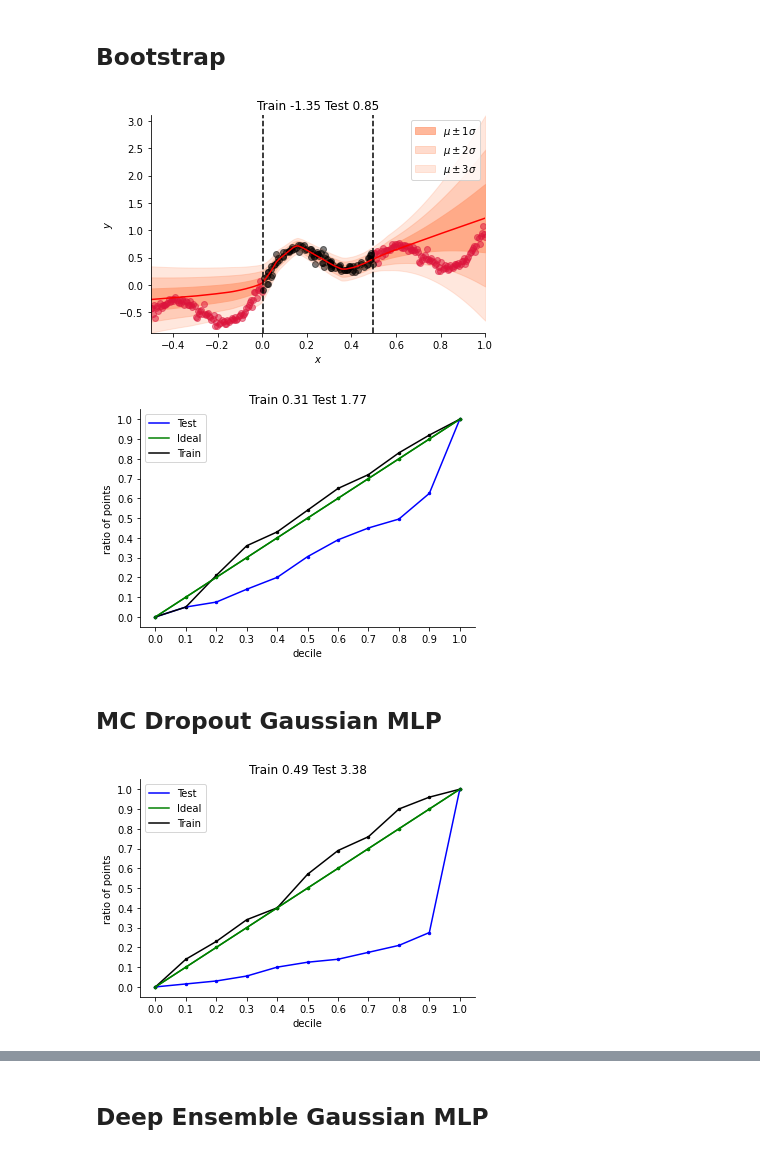
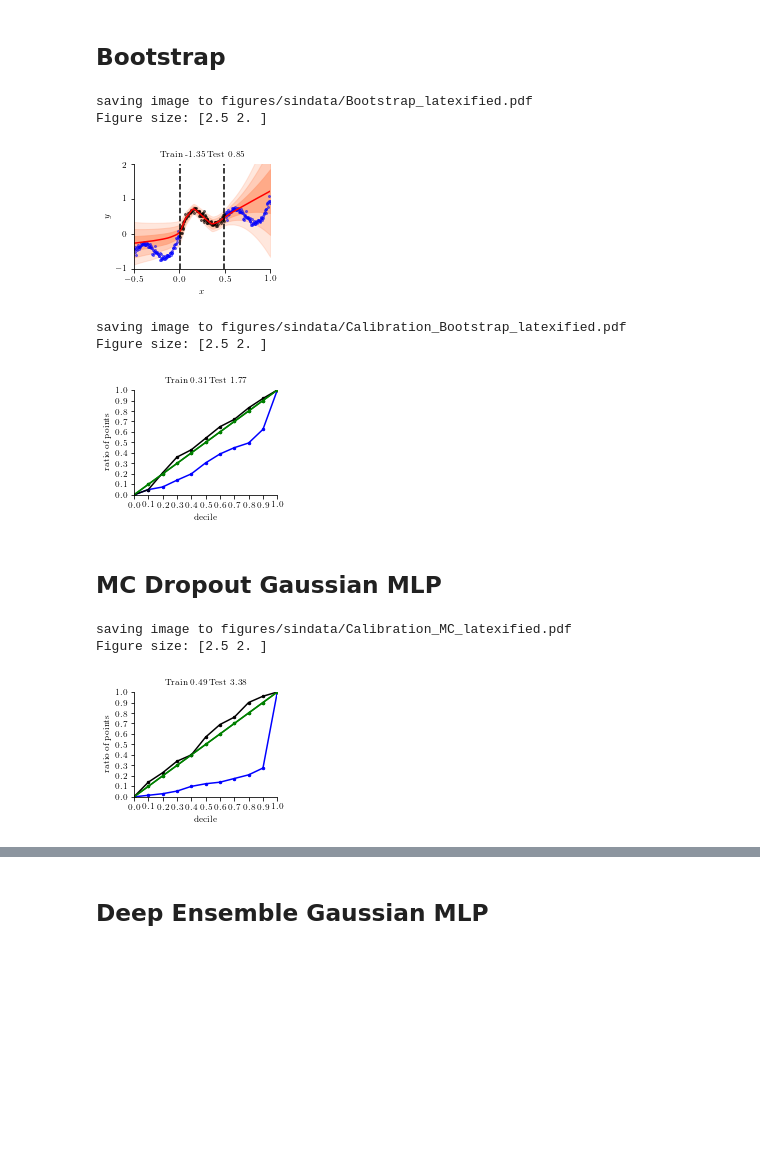
Before and after one commit to nipunbatra/bnn-zoo, a Jupyter notebook: notebooks/regression/sin_data_comparison.ipynb, the cells around one changed output, grey strips where cells are left out. Cells and saved outputs as stored; diff of their text form; code cells hidden in the pictures; blank space fills up the shorter version.

```diff
--- a/notebooks/regression/sin_data_comparison.ipynb
+++ b/notebooks/regression/sin_data_comparison.ipynb
@@ -139,11 +155,14 @@ bs_mean_train, bs_sigma_train = gmm_mean_var(means_list,sigmas_list)
 # %%
 bs_mean, bs_sigma = bs_mean.reshape(n_points),bs_sigma.reshape(n_points)
 # %%
-plot.plot_prediction_reg(x_train,y_train,x_test,y_test,x_linspace_test,bs_mean,bs_sigma,
- f"Train {errors.loss(bs_mean_train,bs_sigma_train,y_train):.2f} Test {errors.loss(bs_mean_test,bs_sigma_test,y_test):.2f}",)
+ax =plot.plot_prediction_reg(x_train,y_train,x_test,y_test,x_linspace_test,bs_mean,bs_sigma,
+ f"Train {errors.loss(bs_mean_train,bs_sigma_train,y_train):.2f} Test {errors.loss(bs_mean_test,bs_sigma_test,y_test):.2f}",y_min=-1,y_max=2)
+# ax.set_axis_off()
 savefig('Bootstrap.pdf')
 # %% [output]
+saving image to figures/sindata/Bootstrap_latexified.pdf
+Figure size: [2.5 2. ]
-[figure, old version]
+[figure, new version]
 # %%
 fig, ax = plt.subplots(1)
 _, df_test= plot.calibration_regression(
@@ -153,9 +172,12 @@ _, df_train = plot.calibration_regression(
     bs_mean_train, bs_sigma_train, y_train, "Train", "black", ax
 )
 ax.set_title(f"Train {errors.ace(df_train):.2f} Test {errors.ace(df_test):.2f}")
-savefig('Bootstrap_Calibration.pdf')
+# ax.set_axis_off()
+savefig('Calibration_Bootstrap.pdf')
 # %% [output]
+saving image to figures/sindata/Calibration_Bootstrap_latexified.pdf
+Figure size: [2.5 2. ]
-[figure, old version]
+[figure, new version]
 # %% [markdown]
 ## MC Dropout Gaussian MLP
 # %%
@@ -179,9 +201,11 @@ _, df_train = plot.calibration_regression(
     mc_mean_train, mc_sigma_train, y_train, "Train", "black", ax
 )
 ax.set_title(f"Train {errors.ace(df_train):.2f} Test {errors.ace(df_test):.2f}")
-savefig("MC_Calibration.pdf")
+savefig("Calibration_MC.pdf")
 # %% [output]
+saving image to figures/sindata/Calibration_MC_latexified.pdf
+Figure size: [2.5 2. ]
-[figure, old version]
+[figure, new version]
 # %%
 mc_mean, mc_sigma = mc_mean.reshape(n_points), mc_sigma.reshape(n_points)
 plot.plot_prediction_reg(
```
Also changed, not shown: parts of 17 cells of this notebook, 3 other files.
